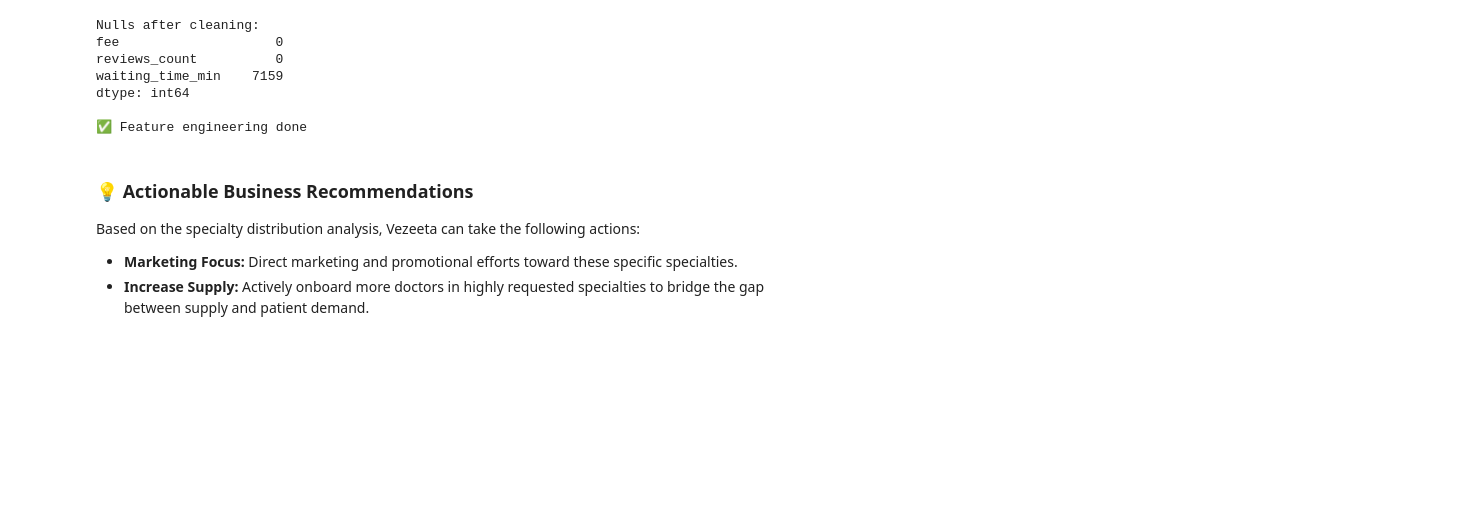
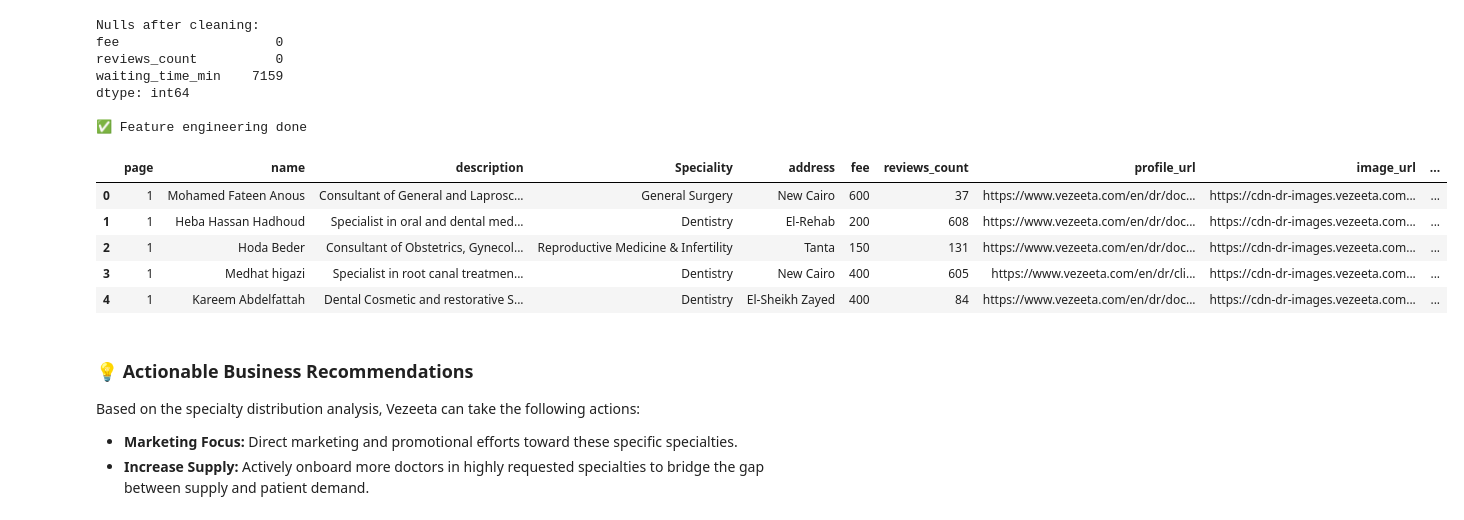
Before and after one commit to amr10w/vezeeta-pulse, a Jupyter notebook: analysis/vezeeta_project_analysis.ipynb, the cells around one changed output. Saved outputs shown, nothing was run; the diff lists cells and outputs as text; code cells hidden in the pictures; blank space fills up the shorter version.

```diff
--- a/analysis/vezeeta_project_analysis.ipynb
+++ b/analysis/vezeeta_project_analysis.ipynb
@@ -78,6 +78,15 @@ waiting_time_min    7159
 dtype: int64
 
 ✅ Feature engineering done
+# %%
+df.head()
+# %% [output]
+|  | page | name | description | Speciality | address | fee | reviews_count | profile_url | image_url | ... |
+| 0 | 1 | Mohamed Fateen Anous | Consultant of General and Laprosc... | General Surgery | New Cairo | 600 | 37 | https://www.vezeeta.com/en/dr/doc... | https://cdn-dr-images.vezeeta.com... | ... |
+| 1 | 1 | Heba Hassan Hadhoud | Specialist in oral and dental med... | Dentistry | El-Rehab | 200 | 608 | https://www.vezeeta.com/en/dr/doc... | https://cdn-dr-images.vezeeta.com... | ... |
+| 2 | 1 | Hoda Beder | Consultant of Obstetrics, Gynecol... | Reproductive Medicine & Infertility | Tanta | 150 | 131 | https://www.vezeeta.com/en/dr/doc... | https://cdn-dr-images.vezeeta.com... | ... |
+| 3 | 1 | Medhat higazi | Specialist in root canal treatmen... | Dentistry | New Cairo | 400 | 605 | https://www.vezeeta.com/en/dr/cli... | https://cdn-dr-images.vezeeta.com... | ... |
+| 4 | 1 | Kareem Abdelfattah | Dental Cosmetic and restorative S... | Dentistry | El-Sheikh Zayed | 400 | 84 | https://www.vezeeta.com/en/dr/doc... | https://cdn-dr-images.vezeeta.com... | ... |
 # %% [markdown]
 ### 💡 Actionable Business Recommendations
 Based on the specialty distribution analysis, Vezeeta can take the following actions:
```
Also changed, not shown: parts of 7 cells of this notebook.
